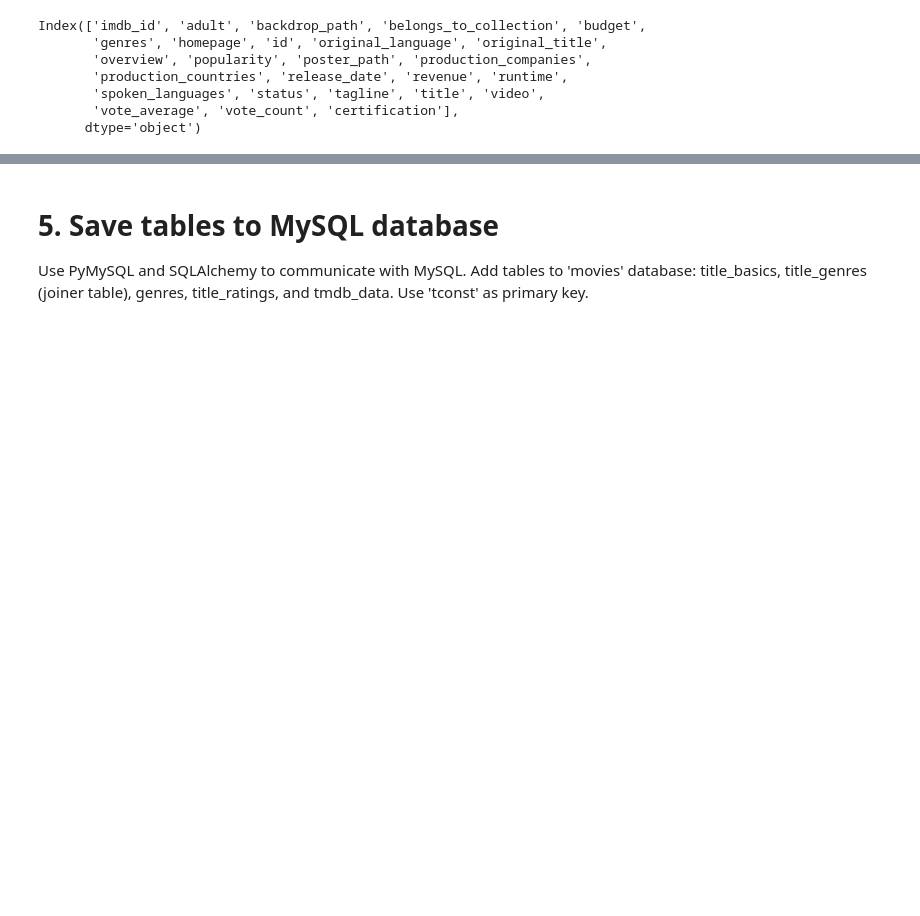
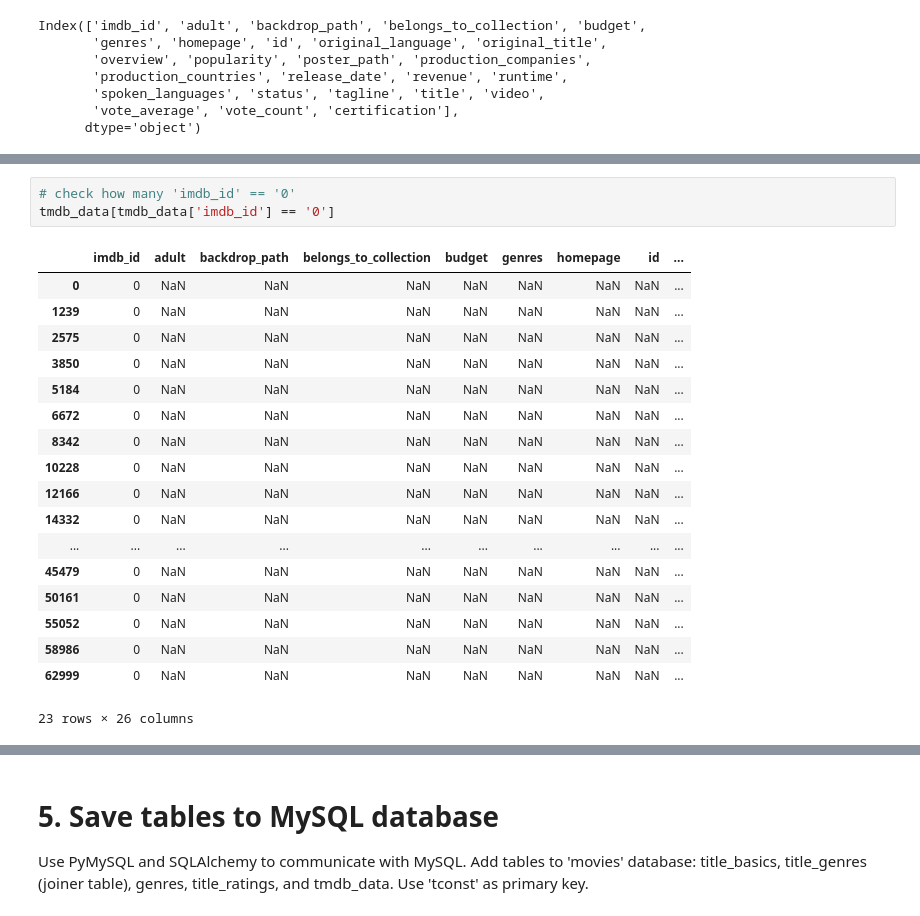
Before and after one commit to kellianneyang/movies-profitability-project, a Jupyter notebook: part3_mysql_database.ipynb, the cells around one changed output, grey strips where cells are left out. Saved outputs shown, nothing was run; the diff lists cells and outputs as text; blank space fills up the shorter version.

```diff
--- a/part3_mysql_database.ipynb
+++ b/part3_mysql_database.ipynb
@@ -327,0 +329,22 @@ tmdb_data[['imdb_id', 'id']].head()
+# %%
+# check how many 'imdb_id' == '0'
+tmdb_data[tmdb_data['imdb_id'] == '0']
+# %% [output]
+|  | imdb_id | adult | backdrop_path | belongs_to_collection | budget | genres | homepage | id | ... |
+| 0 | 0 | NaN | NaN | NaN | NaN | NaN | NaN | NaN | ... |
+| 1239 | 0 | NaN | NaN | NaN | NaN | NaN | NaN | NaN | ... |
+| 2575 | 0 | NaN | NaN | NaN | NaN | NaN | NaN | NaN | ... |
+| 3850 | 0 | NaN | NaN | NaN | NaN | NaN | NaN | NaN | ... |
+| 5184 | 0 | NaN | NaN | NaN | NaN | NaN | NaN | NaN | ... |
+| 6672 | 0 | NaN | NaN | NaN | NaN | NaN | NaN | NaN | ... |
+| 8342 | 0 | NaN | NaN | NaN | NaN | NaN | NaN | NaN | ... |
+| 10228 | 0 | NaN | NaN | NaN | NaN | NaN | NaN | NaN | ... |
+| 12166 | 0 | NaN | NaN | NaN | NaN | NaN | NaN | NaN | ... |
+| 14332 | 0 | NaN | NaN | NaN | NaN | NaN | NaN | NaN | ... |
+| ... | ... | ... | ... | ... | ... | ... | ... | ... | ... |
+| 45479 | 0 | NaN | NaN | NaN | NaN | NaN | NaN | NaN | ... |
+| 50161 | 0 | NaN | NaN | NaN | NaN | NaN | NaN | NaN | ... |
+| 55052 | 0 | NaN | NaN | NaN | NaN | NaN | NaN | NaN | ... |
+| 58986 | 0 | NaN | NaN | NaN | NaN | NaN | NaN | NaN | ... |
+| 62999 | 0 | NaN | NaN | NaN | NaN | NaN | NaN | NaN | ... |
+23 rows × 26 columns
```
Also changed, not shown: parts of 6 cells of this notebook, 52 other files.
